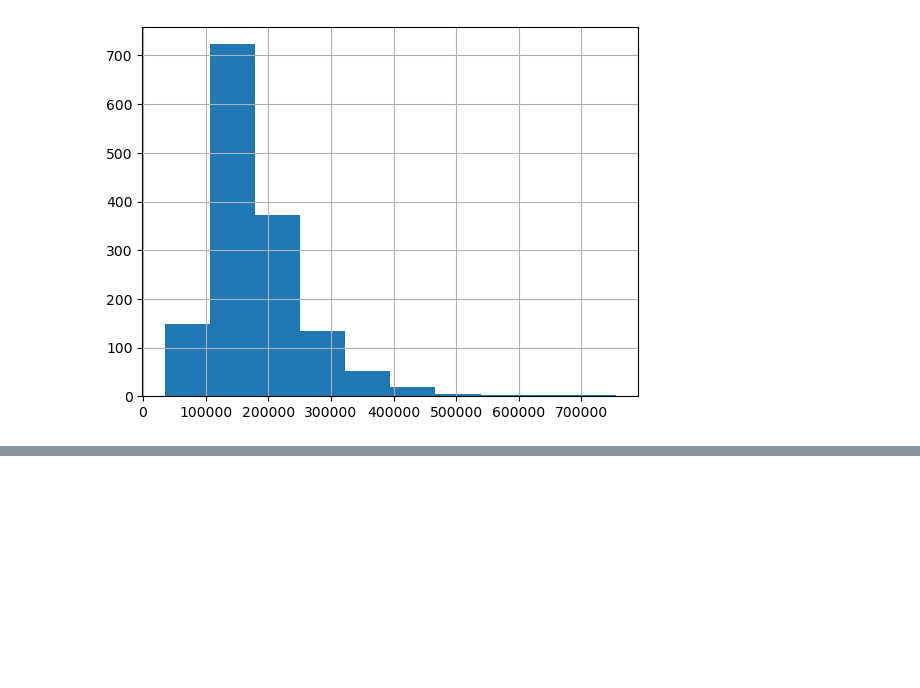
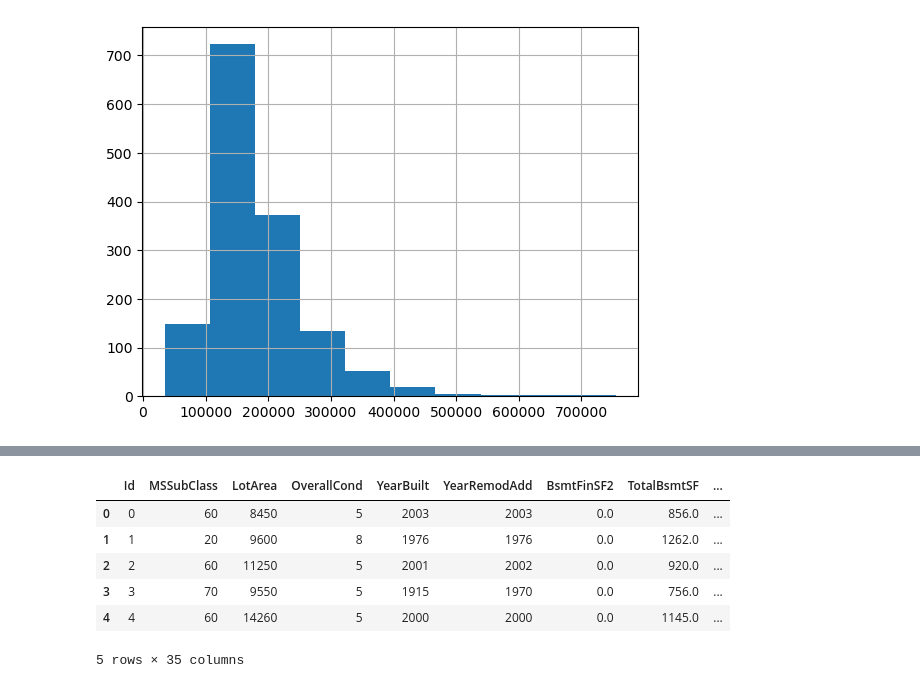
Before and after one commit to garchompSD007/EDA_ML_DL_Practice, a Jupyter notebook: first.ipynb, the cells around one changed output, grey strips where cells are left out. Drawn from its saved outputs; the diff is of its cells as text; code cells hidden in the pictures; blank space fills up the shorter version.

```diff
--- a/first.ipynb
+++ b/first.ipynb
@@ -138,0 +192,14 @@ house_df["SalePrice"].hist()
+# %%
+# from sklearn.preprocessing import OneHotEncoder
+# ONE = OneHotEncoder()
+df = pd.get_dummies(df_main, columns=["BldgType","LotConfig","MSZoning","Exterior1st"],drop_first = True,dtype=int)
+# %%
+df.head()
+# %% [output]
+|  | Id | MSSubClass | LotArea | OverallCond | YearBuilt | YearRemodAdd | BsmtFinSF2 | TotalBsmtSF | ... |
+| 0 | 0 | 60 | 8450 | 5 | 2003 | 2003 | 0.0 | 856.0 | ... |
+| 1 | 1 | 20 | 9600 | 8 | 1976 | 1976 | 0.0 | 1262.0 | ... |
+| 2 | 2 | 60 | 11250 | 5 | 2001 | 2002 | 0.0 | 920.0 | ... |
+| 3 | 3 | 70 | 9550 | 5 | 1915 | 1970 | 0.0 | 756.0 | ... |
+| 4 | 4 | 60 | 14260 | 5 | 2000 | 2000 | 0.0 | 1145.0 | ... |
+5 rows × 35 columns
```
Also changed, not shown: parts of 11 cells of this notebook.
